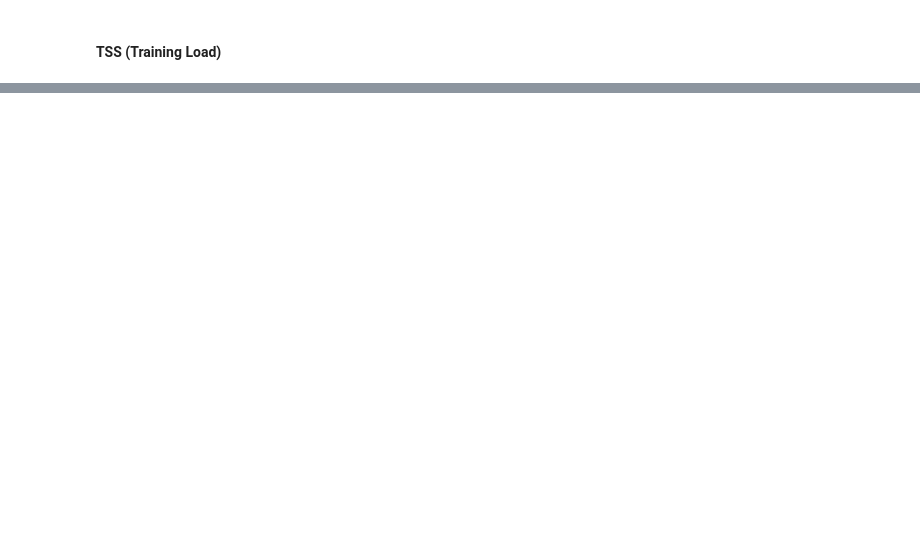
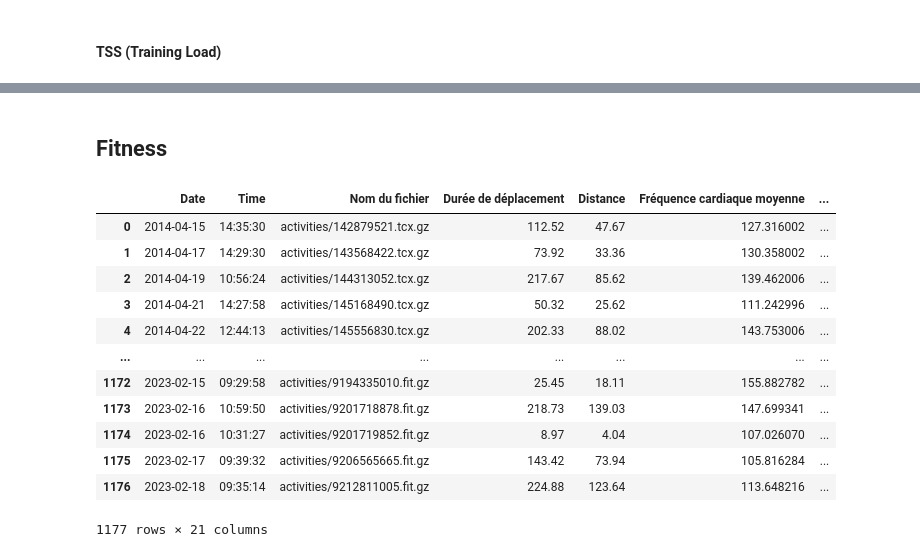
Before and after one commit to chachouswim2/cycling-hour-record, a Jupyter notebook: athlete_profile.ipynb, the cells around one changed output, grey strips where cells are left out. Drawn from its saved outputs; the diff is of its cells as text; code cells hidden in the pictures; blank space fills up the shorter version.

```diff
--- a/athlete_profile.ipynb
+++ b/athlete_profile.ipynb
@@ -231,10 +165,0 @@ Index(['Date', 'Time', 'Nom du fichier', 'Durée de déplacement', 'Distance',
-# %%
-# Calculate heart rate/power ratio
-zone_data['hr_power_ratio'] = zone_data['Fréquence cardiaque moyenne'] / zone_data['Puissance moyenne pondérée']
-zone_data
-
-# Calculate average heart rate/power ratio
-avg_hr_power_ratio = np.mean(zone_data['hr_power_ratio'])
-
-# Calculate VO2max using heart rate/power ratio and FTP
-vo2max = avg_hr_power_ratio * ftp * 0.01 + 11.8
@@ -265,0 +168,3 @@ Name: Fréquence cardiaque moyenne, Length: 1100, dtype: float64
+# %%
+zone_data = HRR(zone_data, 65, 190)
+zone_data
@@ -265,0 +187,3 @@ Name: Fréquence cardiaque moyenne, Length: 1100, dtype: float64
+# %%
+zone_data = trimp(zone_data)
+zone_data
@@ -265,0 +206,3 @@ Name: Fréquence cardiaque moyenne, Length: 1100, dtype: float64
+# %%
+zone_data = HRSS(zone_data)
+zone_data
@@ -265,0 +223,19 @@ Name: Fréquence cardiaque moyenne, Length: 1100, dtype: float64
+# %% [markdown]
+## Fitness
+# %%
+zone_data = calculate_fitness(zone_data)[0]
+zone_data
+# %% [output]
+|  | Date | Time | Nom du fichier | Durée de déplacement | Distance | Fréquence cardiaque moyenne | ... |
+| 0 | 2014-04-15 | 14:35:30 | activities/142879521.tcx.gz | 112.52 | 47.67 | 127.316002 | ... |
+| 1 | 2014-04-17 | 14:29:30 | activities/143568422.tcx.gz | 73.92 | 33.36 | 130.358002 | ... |
+| 2 | 2014-04-19 | 10:56:24 | activities/144313052.tcx.gz | 217.67 | 85.62 | 139.462006 | ... |
+| 3 | 2014-04-21 | 14:27:58 | activities/145168490.tcx.gz | 50.32 | 25.62 | 111.242996 | ... |
+| 4 | 2014-04-22 | 12:44:13 | activities/145556830.tcx.gz | 202.33 | 88.02 | 143.753006 | ... |
+| ... | ... | ... | ... | ... | ... | ... | ... |
+| 1172 | 2023-02-15 | 09:29:58 | activities/9194335010.fit.gz | 25.45 | 18.11 | 155.882782 | ... |
+| 1173 | 2023-02-16 | 10:59:50 | activities/9201718878.fit.gz | 218.73 | 139.03 | 147.699341 | ... |
+| 1174 | 2023-02-16 | 10:31:27 | activities/9201719852.fit.gz | 8.97 | 4.04 | 107.026070 | ... |
+| 1175 | 2023-02-17 | 09:39:32 | activities/9206565665.fit.gz | 143.42 | 73.94 | 105.816284 | ... |
+| 1176 | 2023-02-18 | 09:35:14 | activities/9212811005.fit.gz | 224.88 | 123.64 | 113.648216 | ... |
+1177 rows × 21 columns
```
Also changed, not shown: parts of 37 cells of this notebook, 7 other files.
